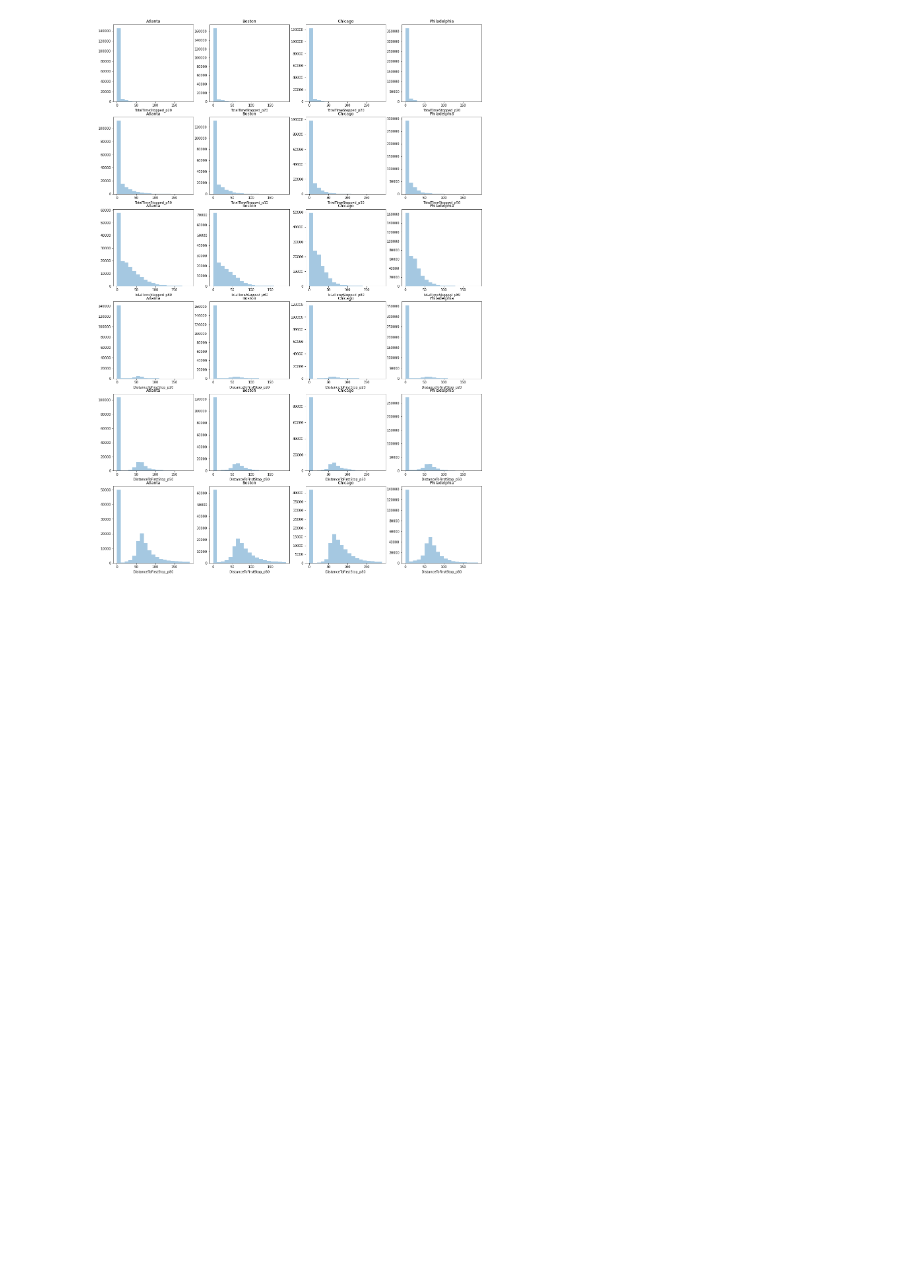
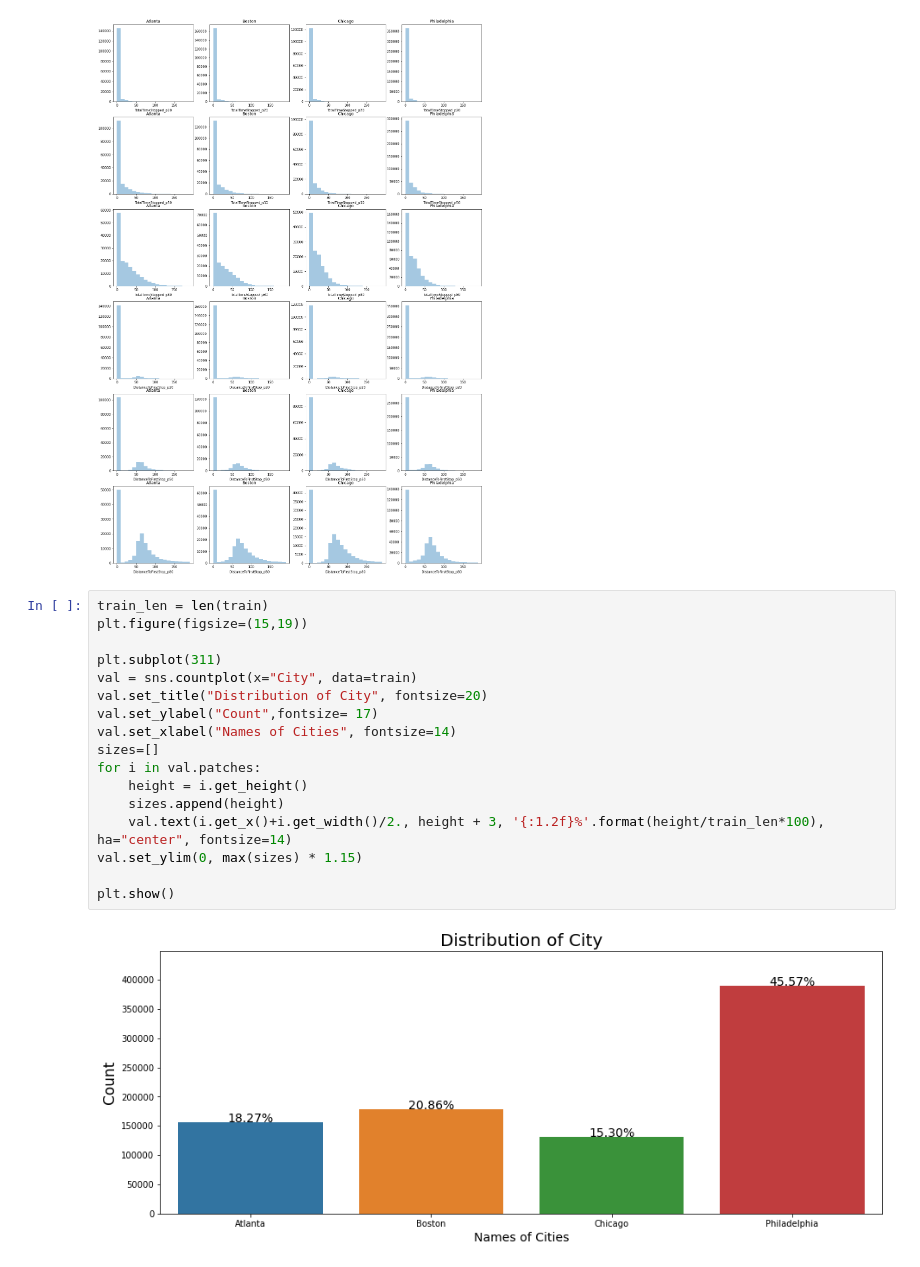
Before and after one commit to spliichx/traffic-congestion, a Jupyter notebook: traffic.ipynb, the cells around one changed output. Saved outputs shown, nothing was run; the diff lists cells and outputs as text; blank space fills up the shorter version.

```diff
--- a/traffic.ipynb
+++ b/traffic.ipynb
@@ -115,3 +115,22 @@ for i, var in enumerate(target_vars):
         sns.distplot(train[train.City == city][var], bins=bins, kde=False, ax=ax[i, j]).set_title(city)
 # %% [output]
 [figure]
+# %%
+train_len = len(train)
+plt.figure(figsize=(15,19))
+
+plt.subplot(311)
+val = sns.countplot(x="City", data=train)
+val.set_title("Distribution of City", fontsize=20)
+val.set_ylabel("Count",fontsize= 17)
+val.set_xlabel("Names of Cities", fontsize=14)
+sizes=[]
+for i in val.patches:
+    height = i.get_height()
+    sizes.append(height)
+    val.text(i.get_x()+i.get_width()/2., height + 3, '{:1.2f}%'.format(height/train_len*100), ha="center", fontsize=14)
+val.set_ylim(0, max(sizes) * 1.15)
+
+plt.show()
+# %% [output]
+[figure, added]
```
Also changed, not shown: parts of 1 cell of this notebook.
